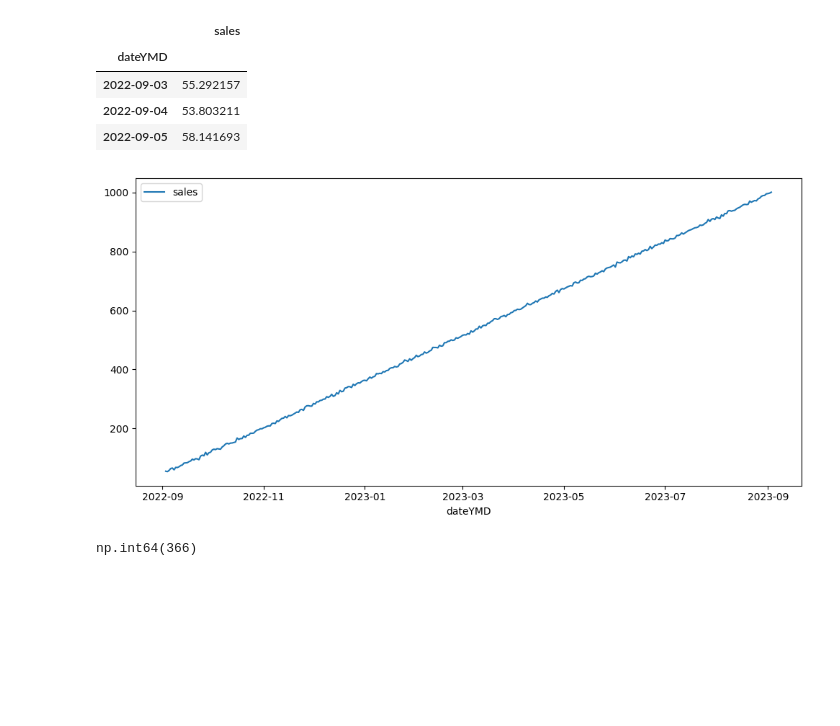
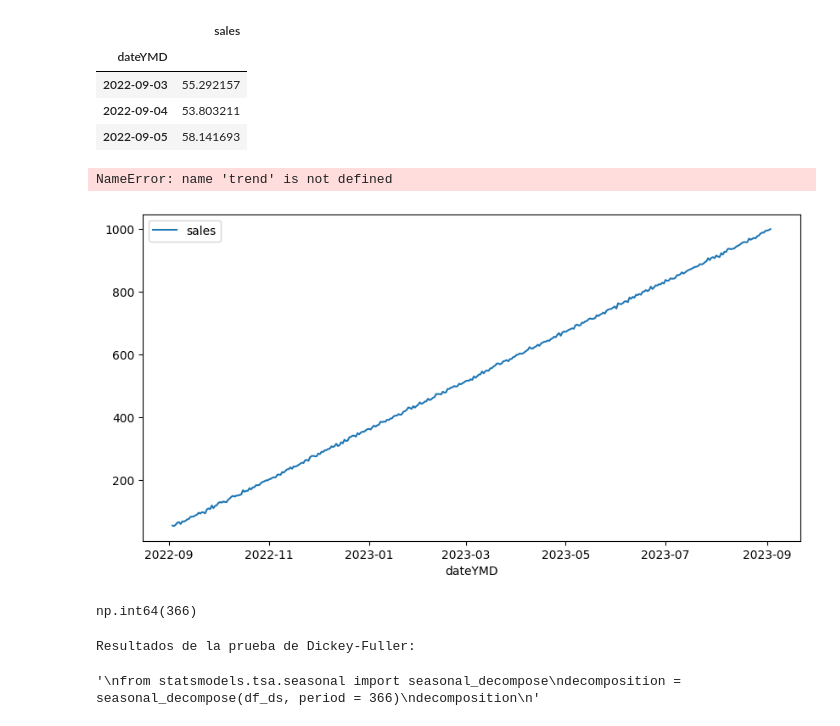
Before and after one commit to JosBerGon34/4GA.DataScience, a Jupyter notebook: src/explore.ipynb, the cells around one changed output. Drawn from its saved outputs; the diff is of its cells as text; code cells hidden in the pictures; blank space fills up the shorter version.

```diff
--- a/src/explore.ipynb
+++ b/src/explore.ipynb
@@ -56,13 +60,15 @@ df_ds.head(3)
 # %%
 #vamos a graficar nuestros datos.
 import matplotlib.pyplot as plt
 import seaborn as sns
 fig, axis = plt.subplots(figsize = (10, 5))
 sns.lineplot(data = df_ds)
+sns.lineplot(data = trend)
 plt.tight_layout()
 plt.show()
 # %% [output]
+NameError: name 'trend' is not defined
-[figure, old version]
+[figure, new version]
 # %%
 '''
 Paso 2: Construye y analiza la serie temporal
@@ -81,0 +85,38 @@ np.int64(366)
+# %%
+'''
+Paso 3: Entrena un ARIMA:
+Utiliza los datos de entrenamiento para encontrar la mejor parametrización de tu modelo ARIMA.
+Vamos a analizar el timeseries con la prueba dickey-fuller y ver si es o no estacionaria en funcion de los resultados,
+despues realizar un seasonal decompose para poder trabajar estadisticamente con los datos.
+'''
+
+from statsmodels.tsa.stattools import adfuller
+
+from statsmodels.tsa.stattools import adfuller
+
+def test_stationarity(timeseries):
+    print("Resultados de la prueba de Dickey-Fuller:")
+    dftest = adfuller(timeseries, autolag = "AIC")
+    dfoutput = pd.Series(dftest[0:4], index = ["Test Statistic", "p-value", "#Lags Used", "Number of Observations Used"])
+    for key,value in dftest[4].items():
+        dfoutput["Critical Value (%s)"%key] = value
+    return dfoutput
+
+test_stationarity(df_ds)
+
+
+
+
+
+
+
+
+
+'''
+from statsmodels.tsa.seasonal import seasonal_decompose
+decomposition = seasonal_decompose(df_ds, period = 366)
+decomposition
+'''
+# %% [output]
+Resultados de la prueba de Dickey-Fuller:
+'\nfrom statsmodels.tsa.seasonal import seasonal_decompose\ndecomposition = seasonal_decompose(df_ds, period = 366)\ndecomposition\n'
```
Also changed, not shown: parts of 3 cells of this notebook.
